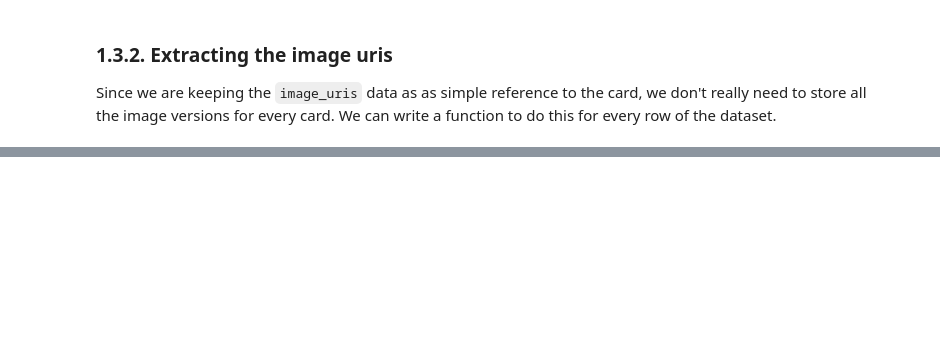
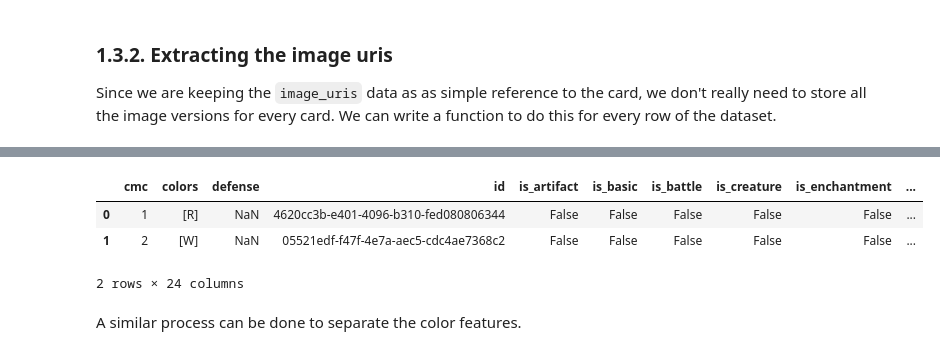
Before and after one commit to ajemmott/mtg-data-projects, a Jupyter notebook: notebooks/01-api-data-structuring.ipynb, the cells around one changed output, grey strips where cells are left out. Saved outputs shown, nothing was run; the diff lists cells and outputs as text; code cells hidden in the pictures; blank space fills up the shorter version.

```diff
--- a/notebooks/01-api-data-structuring.ipynb
+++ b/notebooks/01-api-data-structuring.ipynb
@@ -315,0 +326,44 @@ Name: normal_image_uri, dtype: object
+# %%
+import re
+
+def parse_type_line(row, relevant_types):
+
+    type_line = row['type_line'].split(' ')
+
+    for segment in type_line:
+
+        if re.match(r'[^a-zA-Z]', segment):
+            continue
+
+        if segment in relevant_types:
+            category = 'is_'+segment.lower()
+            row[category] = 1
+
+    return row
+# %%
+relevant_types=['Basic','Snow','Legendary','Instant','Creature',
+                        'Battle','Enchantment','Artifact','Land','Sorcery',
+                        'Planeswalker']
+
+set_data = (
+    set_data
+        .apply(
+            parse_type_line,
+            relevant_types=relevant_types,
+            axis='columns'))
+
+for type in relevant_types:
+    col_flag = 'is_'+type.lower()
+    try:
+        set_data[col_flag] = (~ set_data[col_flag].isna())
+    except KeyError:
+        continue
+# %%
+set_data.head(2)
+# %% [output]
+|  | cmc | colors | defense | id | is_artifact | is_basic | is_battle | is_creature | is_enchantment | ... |
+| 0 | 1 | [R] | NaN | 4620cc3b-e401-4096-b310-fed080806344 | False | False | False | False | False | ... |
+| 1 | 2 | [W] | NaN | 05521edf-f47f-4e7a-aec5-cdc4ae7368c2 | False | False | False | False | False | ... |
+2 rows × 24 columns
+# %% [markdown]
+A similar process can be done to separate the color features.
```
Also changed, not shown: parts of 12 cells of this notebook.
